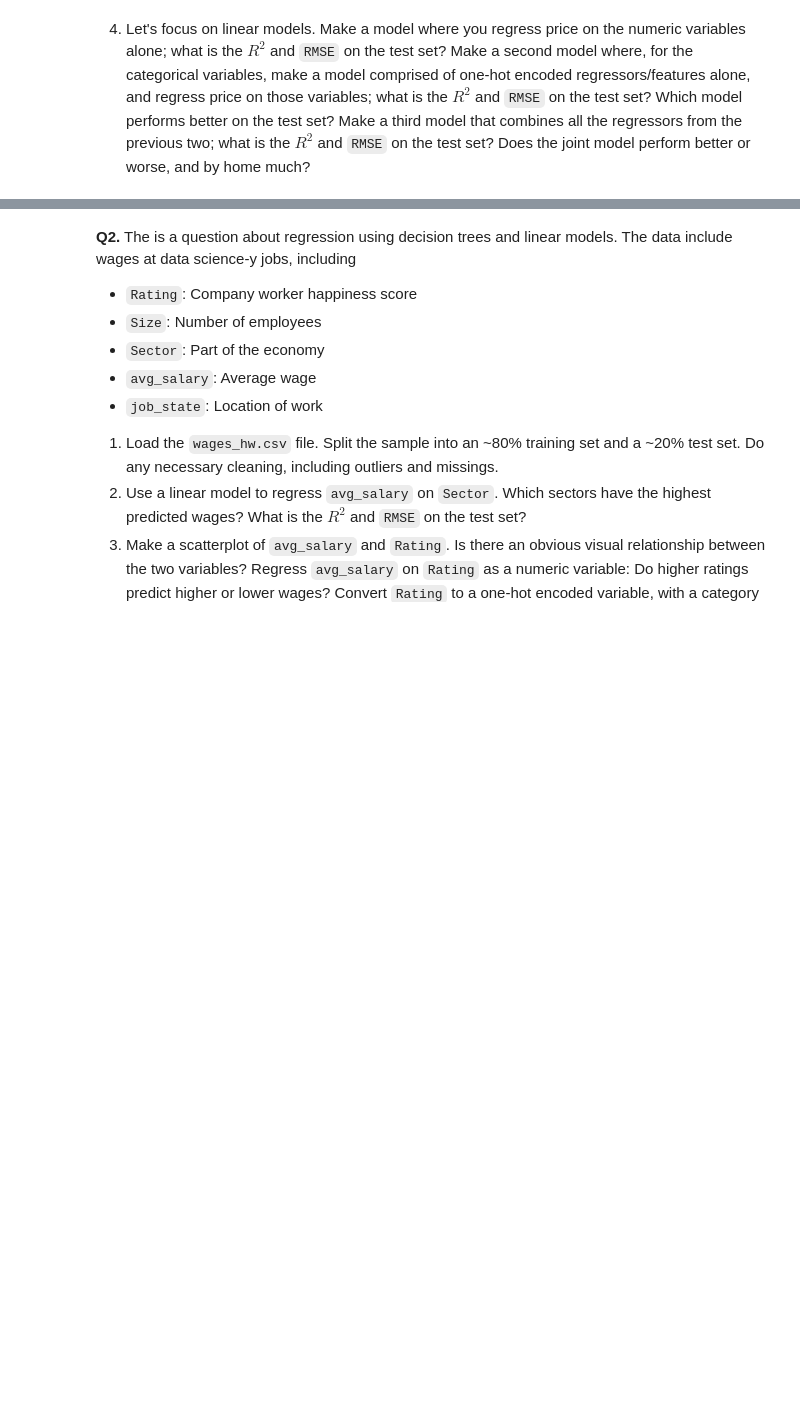
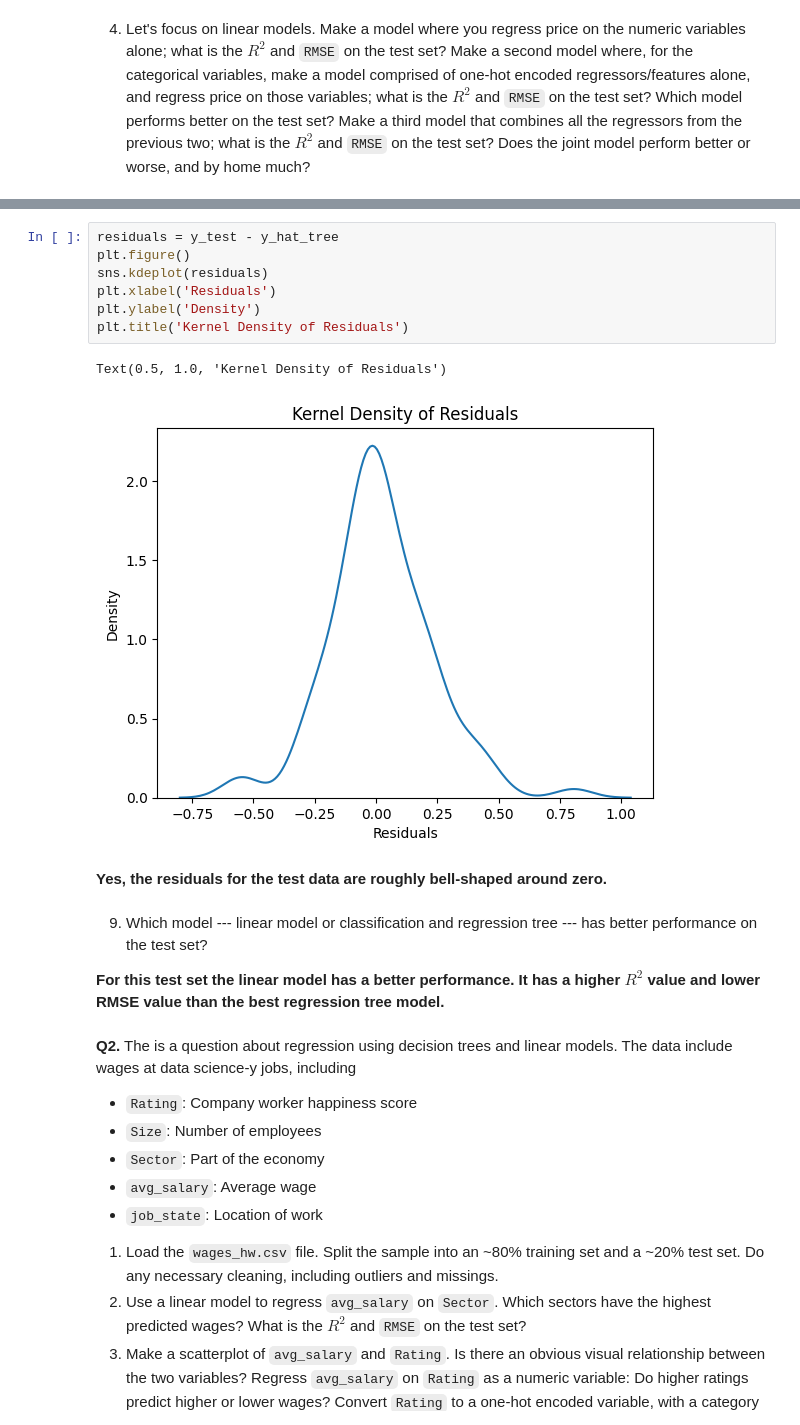
Before and after one commit to amanzanares410/assignment4, a Jupyter notebook: assignment4.ipynb, the cells around one changed output, grey strips where cells are left out. Saved outputs shown, nothing was run; the diff lists cells and outputs as text; blank space fills up the shorter version.

```diff
--- a/assignment4.ipynb
+++ b/assignment4.ipynb
@@ -144,3 +307,19 @@ X_train, X_test, y_train, y_test = train_test_split(X, y, test_size=.2,random_st
+# %%
+residuals = y_test - y_hat_tree
+plt.figure()
+sns.kdeplot(residuals)
+plt.xlabel('Residuals')
+plt.ylabel('Density')
+plt.title('Kernel Density of Residuals')
+# %% [output]
+Text(0.5, 1.0, 'Kernel Density of Residuals')
+[figure, added]
+# %% [markdown]
+**Yes, the residuals for the test data are roughly bell-shaped around zero.**
+# %% [markdown]
+9. Which model --- linear model or classification and regression tree --- has better performance on the test set?
+
+**For this test set the linear model has a better performance. It has a higher $R^2$ value and lower RMSE value than the best regression tree model.**
 # %% [markdown]
 **Q2.** The is a question about regression using decision trees and linear models. The data include wages at data science-y jobs, including
 
```
Also changed, not shown: parts of 20 cells of this notebook.
